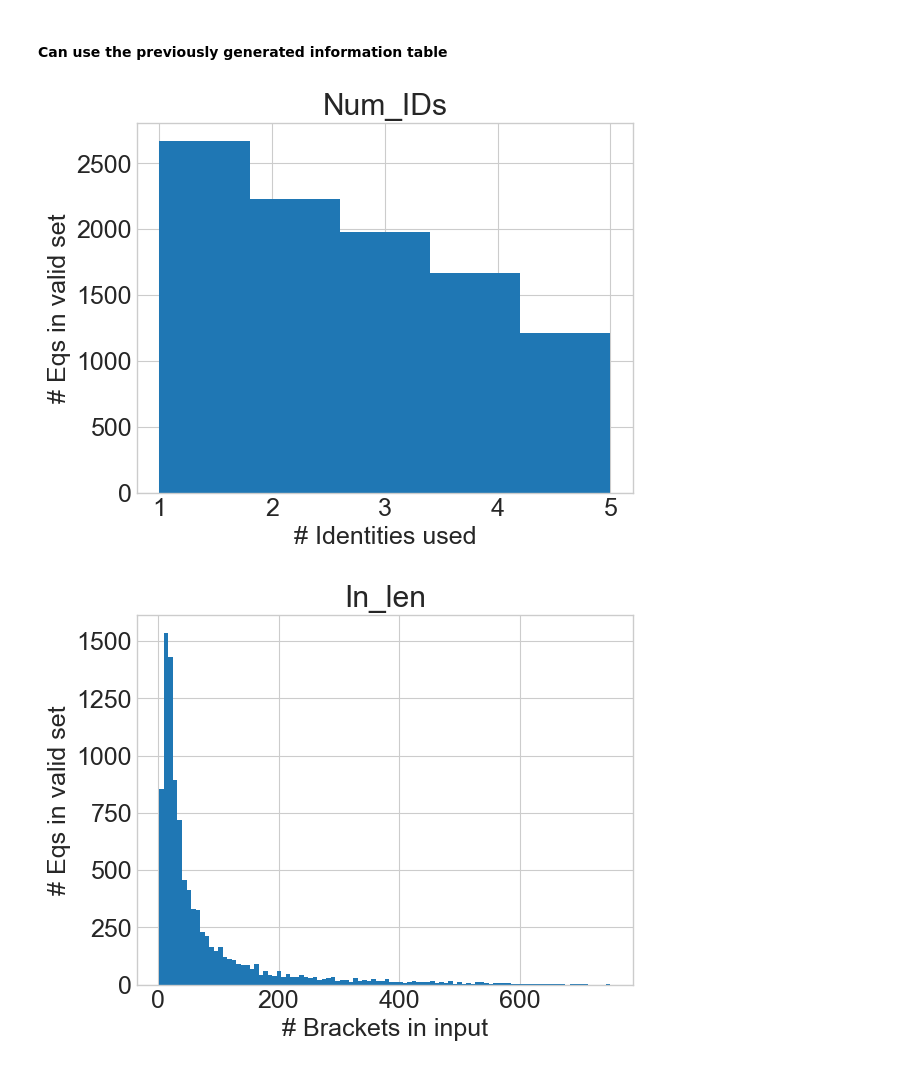
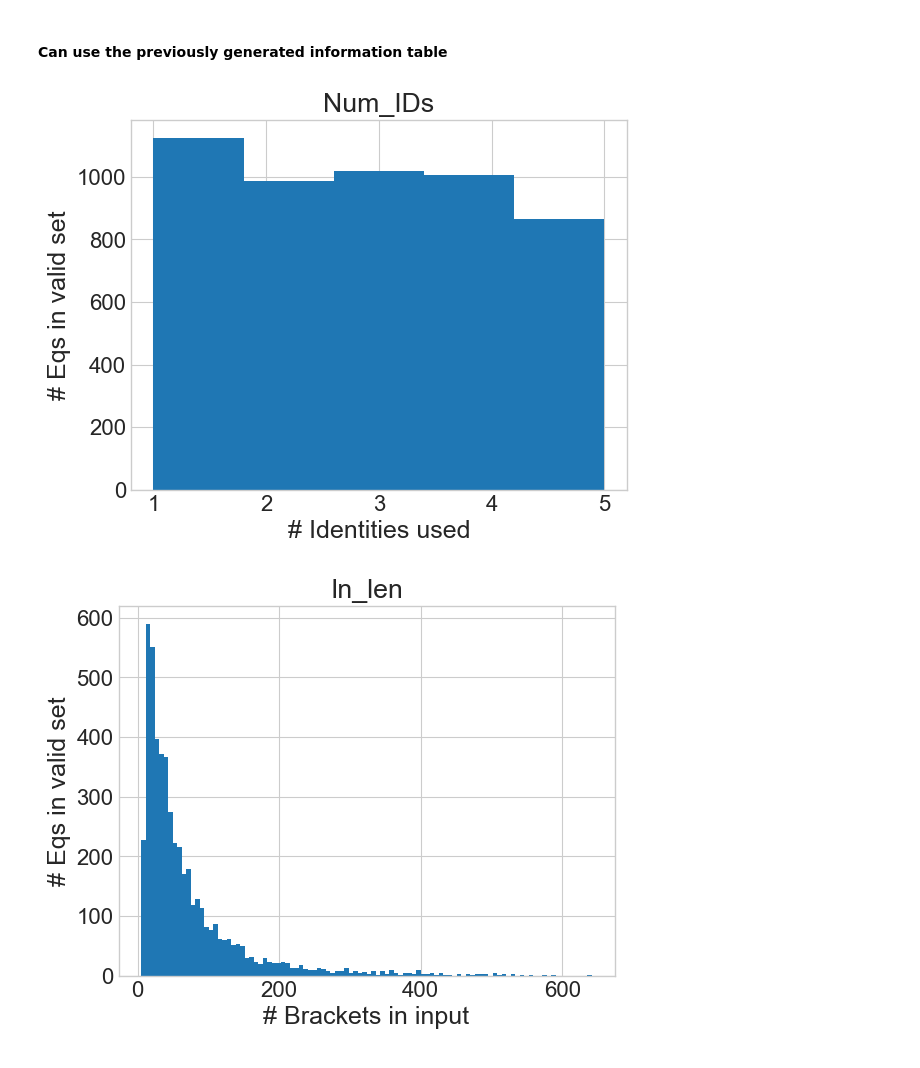
Before and after one commit to aureliendersy/spinorhelicity, a Jupyter notebook: notebooks/plots_transformer.ipynb, the cells around one changed output. Cells and saved outputs as stored; diff of their text form; code cells hidden in the pictures.

```diff
--- a/notebooks/plots_transformer.ipynb
+++ b/notebooks/plots_transformer.ipynb
@@ -3,10 +3,10 @@
 # %%
 import ast
 # %%
-log_paths = ['/Users/aurelien/PycharmProjects/spinorhelicity/experiments/npt6-infos/train.log',
-             '/Users/aurelien/PycharmProjects/spinorhelicity/experiments/npt6/train.log']
-name_exp = ['6pt with IDs', '6pt with IDs - old', '6pt without IDs', '6pt without IDs - old']
-name_exp = ['6pt with IDs', '6pt without IDs']
+log_paths = ['/Users/aurelien/PycharmProjects/spinorhelicity/experiments/npt5-infos/train.log',
+             '/Users/aurelien/PycharmProjects/spinorhelicity/experiments/npt5/train.log']
+#name_exp = ['5pt with IDs', '5pt with IDs - old', '5pt without IDs', '5pt without IDs - old']
+name_exp = ['5pt with IDs', '5pt without IDs']
 
 #log_paths = ['/Users/aurelien/PycharmProjects/spinorhelicity/experiments/npt8-infos_exp2/train.log',
  #           '/Users/aurelien/PycharmProjects/spinorhelicity/experiments/npt8_exp2/train.log',
@@ -346,32 +376,36 @@ print_accuracy_group(info_eq, 'Size_inc', info_exp='_' + name_exp)
 # %% [markdown]
 # Details on Evaluation Data
+# %%
+#path_prefix_file = '/Users/aurelien/PycharmProjects/spinorhelicity/experiments/npt5-infos/data.prefix.counts.valid'
+path_prefix_file = '/Users/aurelien/PycharmProjects/spinorhelicity/experiments/npt5-infos/random_train_sample.counts'
+info_eq_summary=construct_info_prefix(path_prefix_file)
 # %% [markdown]
 #### Can use the previously generated information table
 # %%
 metric = 'Num_IDs'
-info_eq.hist(column=[metric], bins=5)
+info_eq_summary.hist(column=[metric], bins=5)
 plt.ylabel("# Eqs in valid set",fontsize=18)
 plt.xlabel("# Identities used",fontsize=18)
 
-plt.savefig('/Users/aurelien/Documents/Projects/Spinor_helicity/pictures/npt6_exp2/data_{}.pdf'.format(metric), bbox_inches='tight')
-plt.savefig('/Users/aurelien/Documents/Projects/Spinor_helicity/pictures/npt6_exp2/data_{}.png'.format(metric), bbox_inches='tight')
+#plt.savefig('/Users/aurelien/Documents/Projects/Spinor_helicity/pictures/npt5_exp1/data_{}_random.pdf'.format(metric), bbox_inches='tight')
+#plt.savefig('/Users/aurelien/Documents/Projects/Spinor_helicity/pictures/npt5_exp1/data_{}_random.png'.format(metric), bbox_inches='tight')
 
 plt.show()
 # %% [output]
-[figure, old version]
+[figure, new version]
 # %%
 metric = 'In_len'
-info_eq.hist(column=[metric], bins=100)
+info_eq_summary.hist(column=[metric], bins=100)
 plt.ylabel("# Eqs in valid set",fontsize=18)
 plt.xlabel("# Brackets in input",fontsize=18)
 
 
-plt.savefig('/Users/aurelien/Documents/Projects/Spinor_helicity/pictures/npt6_exp2/data_{}.pdf'.format(metric), bbox_inches='tight')
-plt.savefig('/Users/aurelien/Documents/Projects/Spinor_helicity/pictures/npt6_exp2/data_{}.png'.format(metric), bbox_inches='tight')
+#plt.savefig('/Users/aurelien/Documents/Projects/Spinor_helicity/pictures/npt5_exp1/data_{}.pdf'.format(metric), bbox_inches='tight')
+#plt.savefig('/Users/aurelien/Documents/Projects/Spinor_helicity/pictures/npt5_exp1/data_{}.png'.format(metric), bbox_inches='tight')
 
 
 plt.show()
 # %% [output]
-[figure, old version]
+[figure, new version]
 # %%
 metric = 'Out_len'
```
Also changed, not shown: parts of 13 cells of this notebook, 1 other file.
